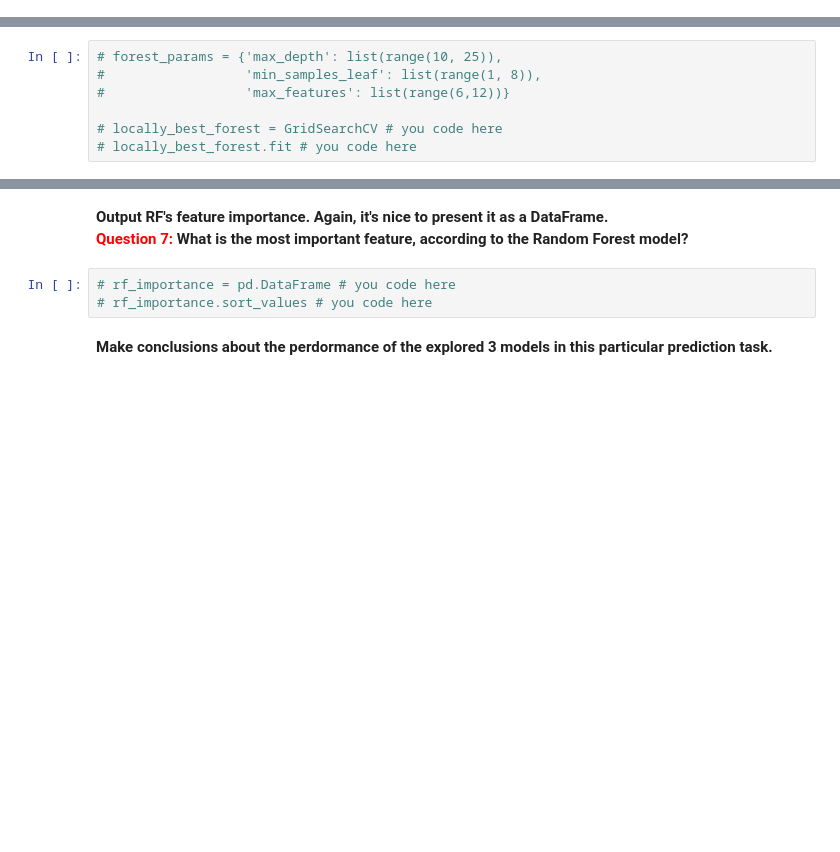
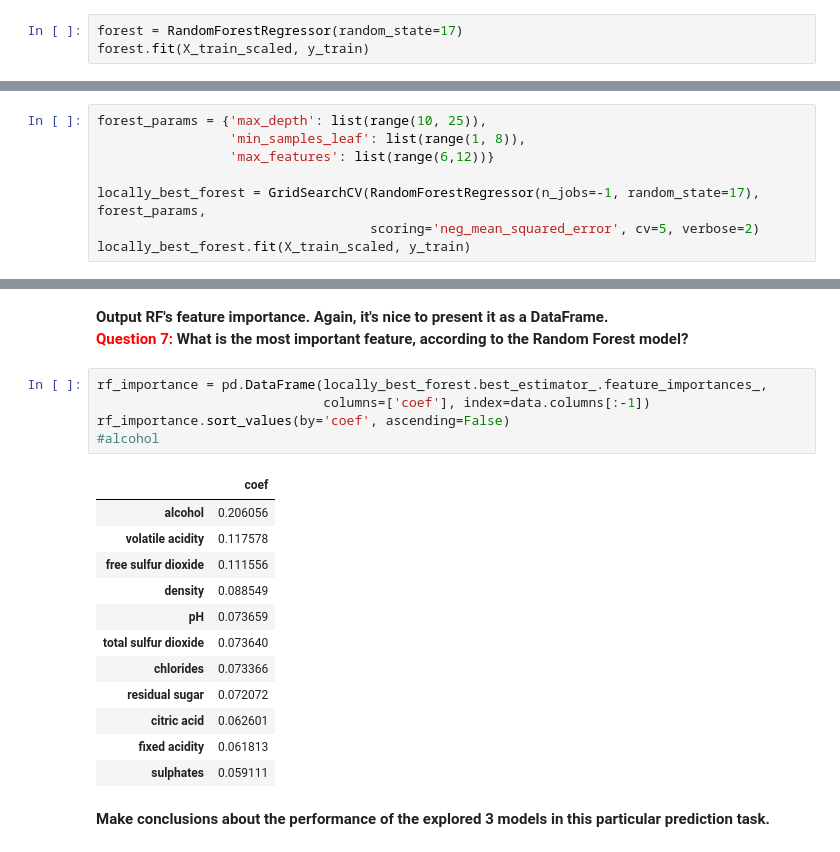
Before and after one commit to baha-celik-acn/internship-deliverables, a Jupyter notebook: mlcourse/topic_4_assignment.ipynb, the cells around one changed output, grey strips where cells are left out. Saved outputs shown, nothing was run; the diff lists cells and outputs as text; blank space fills up the shorter version.

```diff
--- a/mlcourse/topic_4_assignment.ipynb
+++ b/mlcourse/topic_4_assignment.ipynb
@@ -181,0 +188,3 @@ lasso_cv_coef.sort_values(by='coef_abs', ascending=False)
+# %%
+forest = RandomForestRegressor(random_state=17)
+forest.fit(X_train_scaled, y_train)
@@ -188,9 +204,10 @@ lasso_cv_coef.sort_values(by='coef_abs', ascending=False)
 # %% [markdown]
 **Tune the `max_features` and `max_depth` hyperparameters with GridSearchCV and again check mean cross-validation MSE and MSE on holdout set.**
 # %%
-# forest_params = {'max_depth': list(range(10, 25)),
-#                  'min_samples_leaf': list(range(1, 8)),
-#                  'max_features': list(range(6,12))}
+forest_params = {'max_depth': list(range(10, 25)),
+                 'min_samples_leaf': list(range(1, 8)),
+                 'max_features': list(range(6,12))}
 
-# locally_best_forest = GridSearchCV # you code here
-# locally_best_forest.fit # you code here
+locally_best_forest = GridSearchCV(RandomForestRegressor(n_jobs=-1, random_state=17), forest_params,
+                                   scoring='neg_mean_squared_error', cv=5, verbose=2)
+locally_best_forest.fit(X_train_scaled, y_train)
@@ -204,8 +251,23 @@ lasso_cv_coef.sort_values(by='coef_abs', ascending=False)
 # %% [markdown]
 **Output RF's feature importance. Again, it's nice to present it as a DataFrame.**<br>
 **<font color='red'>Question 7:</font> What is the most important feature, according to the Random Forest model?**
-# %%
-# rf_importance = pd.DataFrame # you code here
-# rf_importance.sort_values # you code here
+# %%
+rf_importance = pd.DataFrame(locally_best_forest.best_estimator_.feature_importances_,
+                             columns=['coef'], index=data.columns[:-1])
+rf_importance.sort_values(by='coef', ascending=False)
+#alcohol
+# %% [output]
+|  | coef |
+| alcohol | 0.206056 |
+| volatile acidity | 0.117578 |
+| free sulfur dioxide | 0.111556 |
+| density | 0.088549 |
+| pH | 0.073659 |
+| total sulfur dioxide | 0.073640 |
+| chlorides | 0.073366 |
+| residual sugar | 0.072072 |
+| citric acid | 0.062601 |
+| fixed acidity | 0.061813 |
+| sulphates | 0.059111 |
 # %% [markdown]
-**Make conclusions about the perdormance of the explored 3 models in this particular prediction task.**
+**Make conclusions about the performance of the explored 3 models in this particular prediction task.**
```
Also changed, not shown: parts of 13 cells of this notebook, 1 other file.
